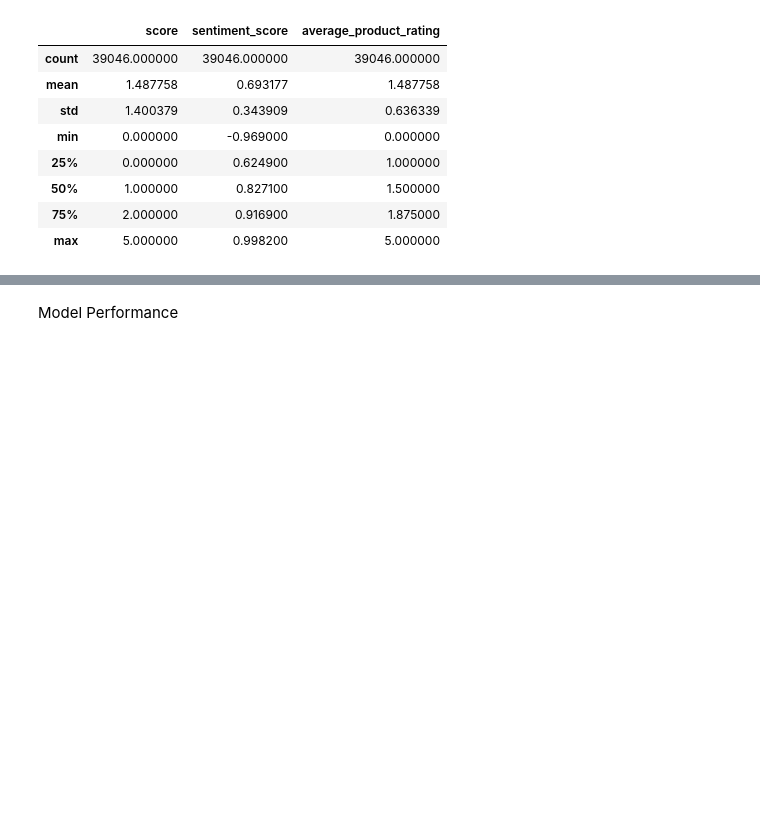
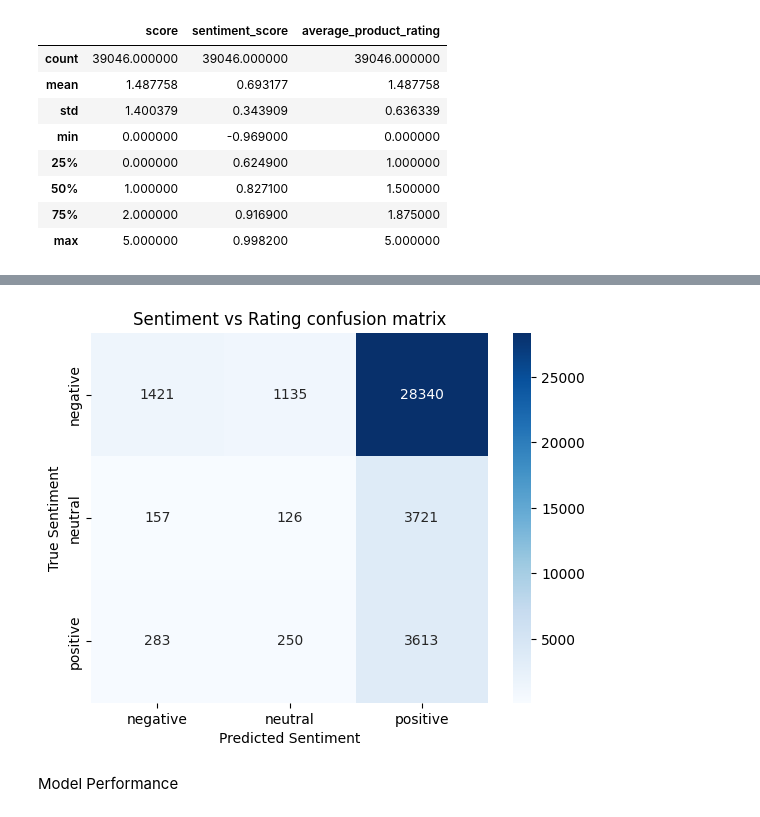
Before and after one commit to Malki9/3601763_BD2, a Jupyter notebook: 3601763_BD2.ipynb, the cells around one changed output, grey strips where cells are left out. Saved outputs shown, nothing was run; the diff lists cells and outputs as text; code cells hidden in the pictures; blank space fills up the shorter version.

```diff
--- a/3601763_BD2.ipynb
+++ b/3601763_BD2.ipynb
@@ -561,4 +559,7 @@ final_table
 | 14 |  |  |  |  |  |  | bought with | 0 |  | ... |
 # %% [markdown]
 Now we can see that the review column has 17 null values. Hence we drop those rows
+# %%
+# Drop the null valuse in the column reviews
+reviews = reviews.dropna(subset=['review'])
 # %% [markdown]
@@ -643,4 +615,4 @@ If we classify those score. It will be as below:
 *   5 --> Positive
 # %%
 # Assign the true sentiment labels
-reviews['true_sentiment'] = reviews['score'].apply(lambda x: 'neutral' if x == 3 else ('negative' if x <= 2 else "positive"))
+reviews['true_sentiment'] = reviews['average_product_rating'].apply(lambda x: 'neutral' if x == 3 else ('negative' if x <= 2 else "positive"))
@@ -729,6 +619,3 @@ jcpenney_products.describe()
-# %%
-# Merge the average_product_rating to review dataset
-reviews = reviews.merge(jcpenney_products[['uniq_id','average_product_rating']], on='uniq_id', how='left')
 # %%
 reviews['average_product_rating'] = reviews.groupby('uniq_id')['score'].transform("mean")
 # %%
@@ -747,0 +637,4 @@ reviews.describe()
+# %%
+# confusion matrix
+confusion_matrix = pd.crosstab(reviews['true_sentiment'], reviews['sentiment'])
+confusion_matrix
@@ -748,3 +647,17 @@ reviews.describe()
+# %%
+# Visualize the confusion matrix
+import seaborn as sns
+import matplotlib.pyplot as plt
+
+# Heatmap to visualize the consfusion matrix
+sns.heatmap(confusion_matrix, annot=True, fmt='d', cmap='Blues')
+
+plt.title("Sentiment vs Rating confusion matrix")
+plt.xlabel("Predicted Sentiment")
+plt.ylabel("True Sentiment")
+plt.show()
+# %% [output]
+[figure, added]
 # %% [markdown]
 Model Performance
 # %% [markdown]
```
Also changed, not shown: parts of 27 cells of this notebook.
